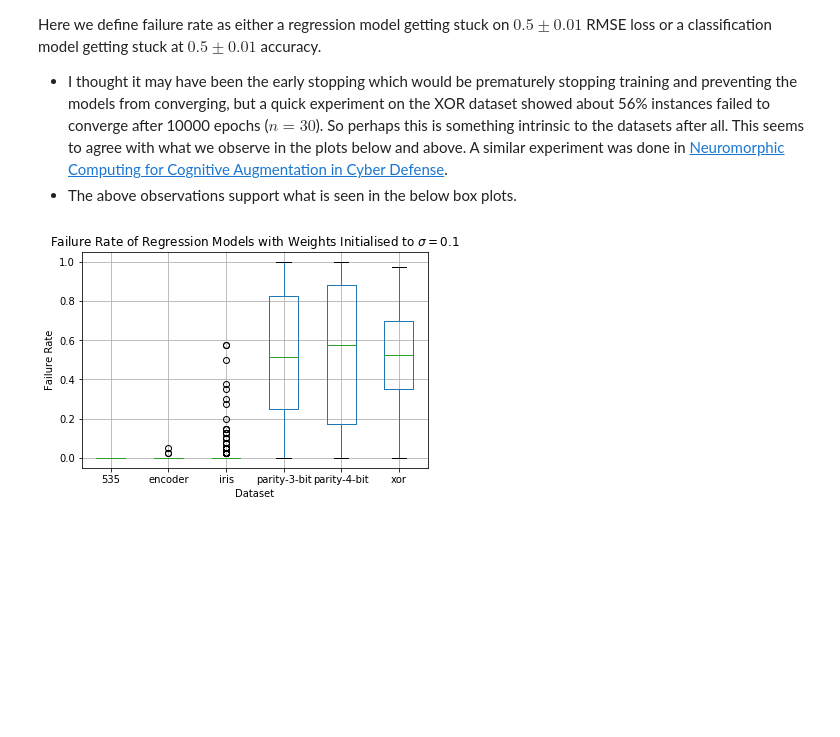
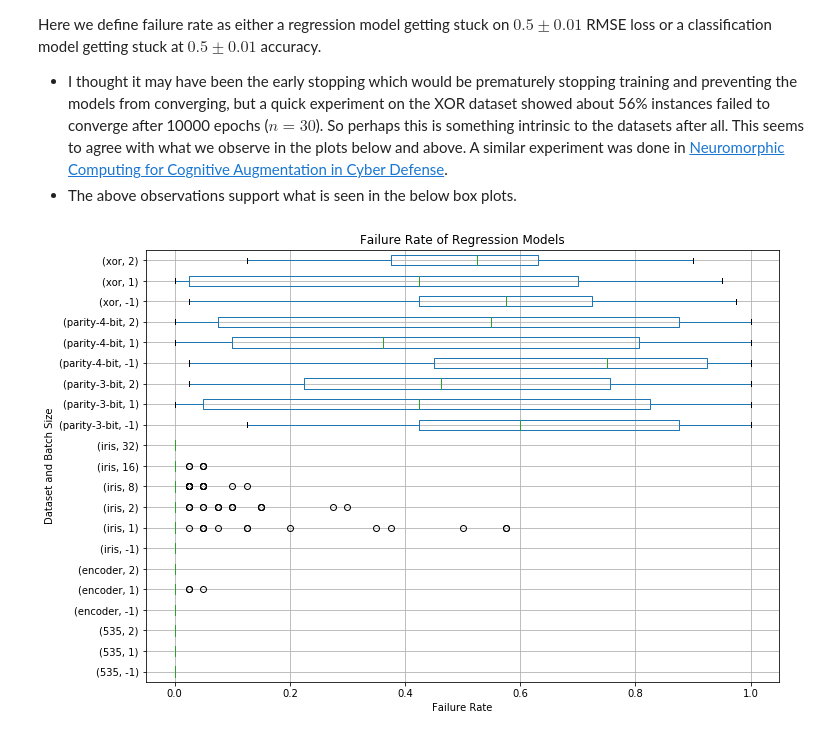
Before and after one commit to AnthonyDickson/Neural-Networks, a Jupyter notebook: notebooks/Exploratory Data Analysis.ipynb, the cells around one changed output. Cells and saved outputs as stored; diff of their text form; code cells hidden in the pictures; blank space fills up the shorter version.

Commit message:
change last plots in eda notebook

```diff
--- a/notebooks/Exploratory Data Analysis.ipynb
+++ b/notebooks/Exploratory Data Analysis.ipynb
@@ -153,11 +153,12 @@ Here we define failure rate as either a regression model getting stuck on $0.5 \
 - I thought it may have been the early stopping which would be prematurely stopping training and preventing the models from converging, but a quick experiment on the XOR dataset  showed about 56% instances failed to converge after 10000 epochs ($n=30$). So perhaps this is something intrinsic to the datasets after all. This seems to agree with what we observe in the plots below and above. A similar experiment was done in [Neuromorphic Computing for Cognitive Augmentation in Cyber Defense](https://link.springer.com/chapter/10.1007/978-3-319-10374-7_2#Sec4).
 - The above observations support what is seen in the below box plots.
 # %%
-ax = df[regression_mask(df)].boxplot(column='fail_rate', by='dataset')
-ax.set_ylabel('Failure Rate')
-ax.set_xlabel('Dataset')
-ax.set_title('Failure Rate of Regression Models with Weights Initialised to $\sigma=0.1$')
+ax = df[regression_mask(df)].boxplot(column='fail_rate', by=['dataset', 'batch_size'],
+                                     vert=False, figsize=(11, 8))
+ax.set_xlabel('Failure Rate')
+ax.set_ylabel('Dataset and Batch Size')
+ax.set_title('Failure Rate of Regression Models')
 plt.suptitle('');  # get rid of the generic title pandas gives us.
 # %% [output]
-[figure, old version]
+[figure, new version]
 # %%
```
Also changed, not shown: parts of 4 cells of this notebook.
